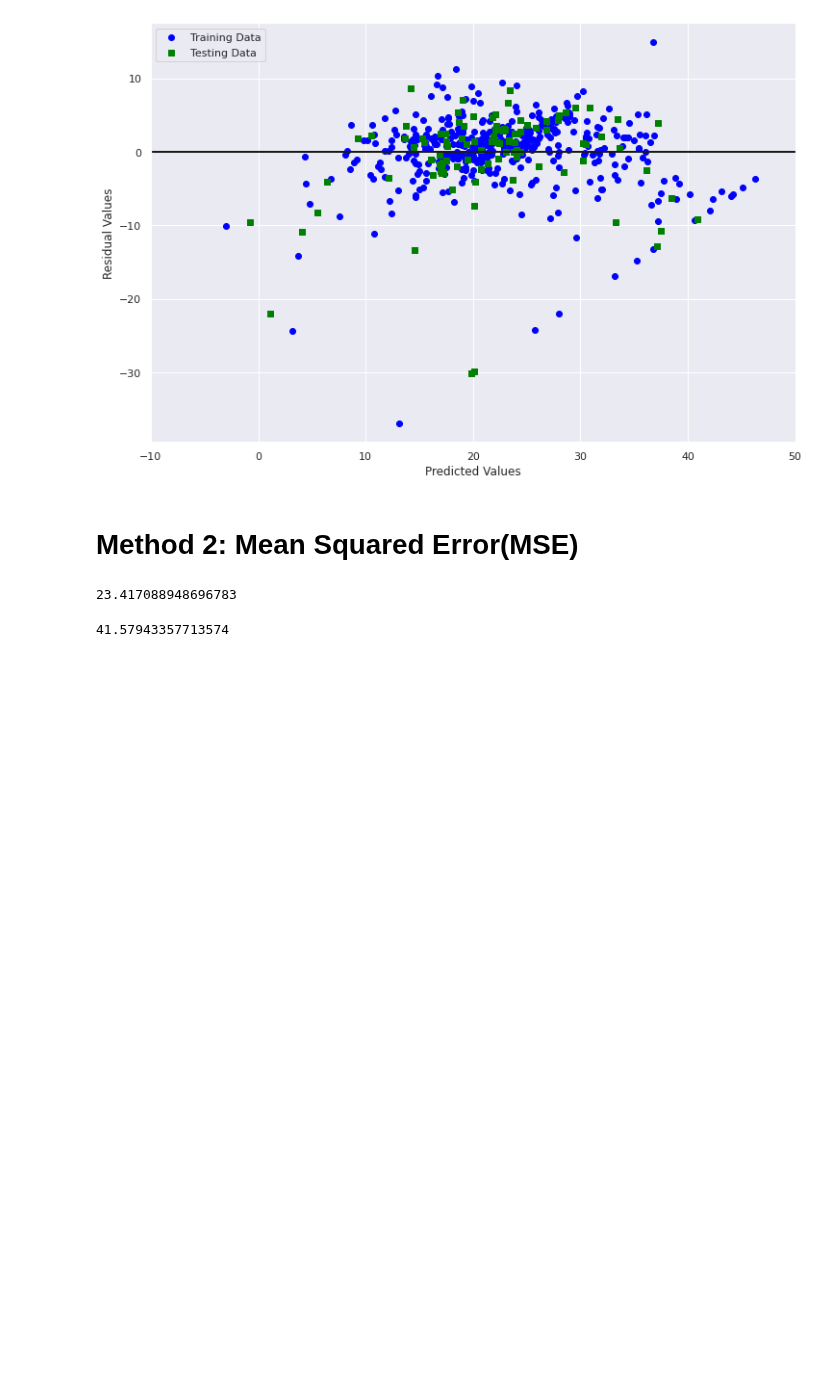
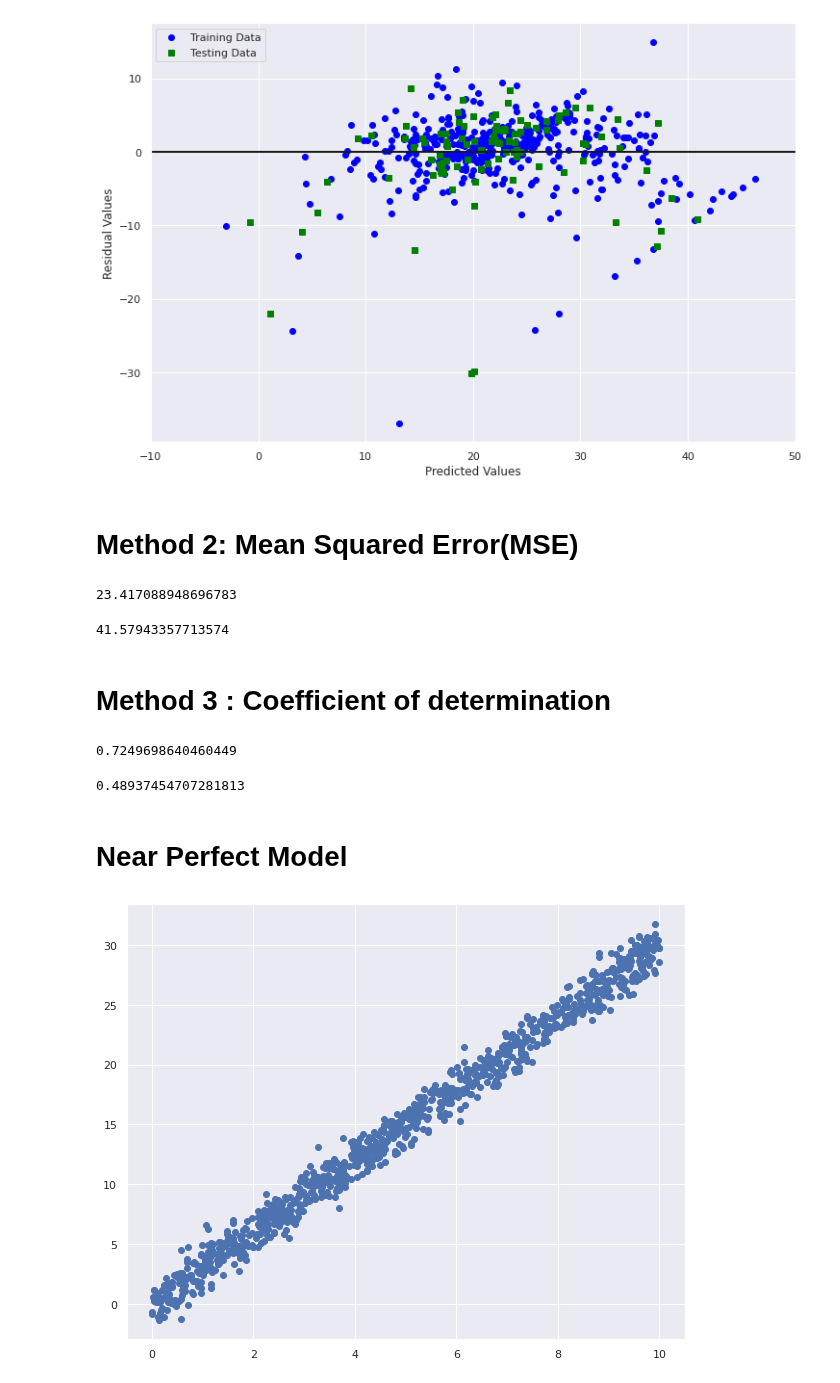
Before and after one commit to milu234/Project_Perseverance, a Jupyter notebook: Dealing_with_non_linear_relationships.ipynb, the cells around one changed output. Drawn from its saved outputs; the diff is of its cells as text; code cells hidden in the pictures; blank space fills up the shorter version.

Commit message:
Evaluate regression model performance

```diff
--- a/Dealing_with_non_linear_relationships.ipynb
+++ b/Dealing_with_non_linear_relationships.ipynb
@@ -250,3 +250,5 @@ mean_squared_error(y_train, y_train_pred)
 mean_squared_error(y_test , y_test_pred)
 # %% [output]
 41.57943357713574
+# %% [markdown]
+# **Method 3 : Coefficient of determination**
@@ -252,0 +257,19 @@ mean_squared_error(y_test , y_test_pred)
+# %%
+r2_score(y_train,y_train_pred)
+# %% [output]
+0.7249698640460449
+# %%
+r2_score(y_test, y_test_pred)
+# %% [output]
+0.48937454707281813
+# %% [markdown]
+# Near Perfect Model
+# %%
+generate_random = np.random.RandomState(0)
+x = 10 * generate_random.rand(1000)
+y = 3*x + np.random.randn(1000)
+plt.figure(figsize=(10,8))
+plt.scatter(x,y);
+plt.show()
+# %% [output]
+[figure, added]
```
Also changed, not shown: parts of 8 cells of this notebook.
